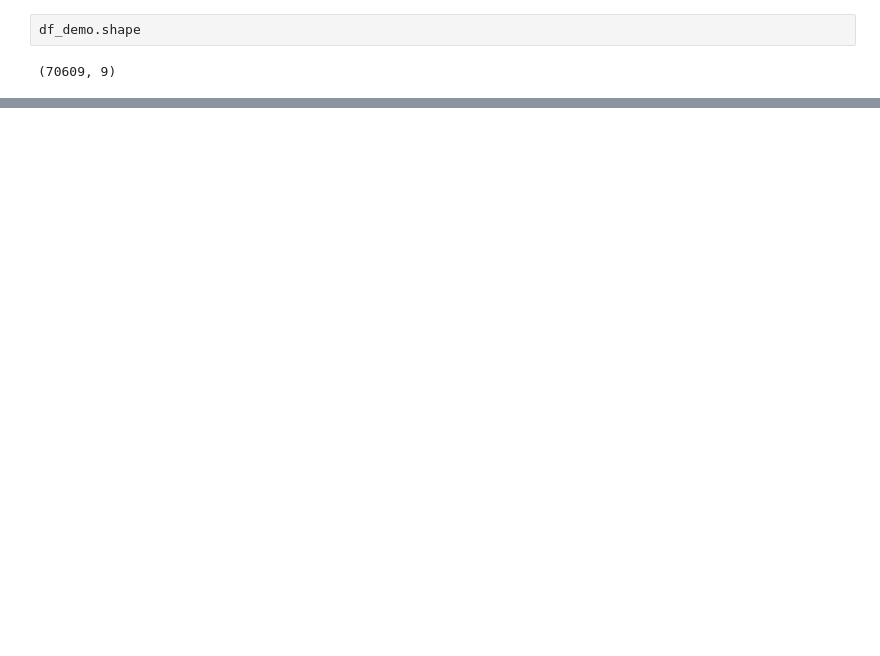
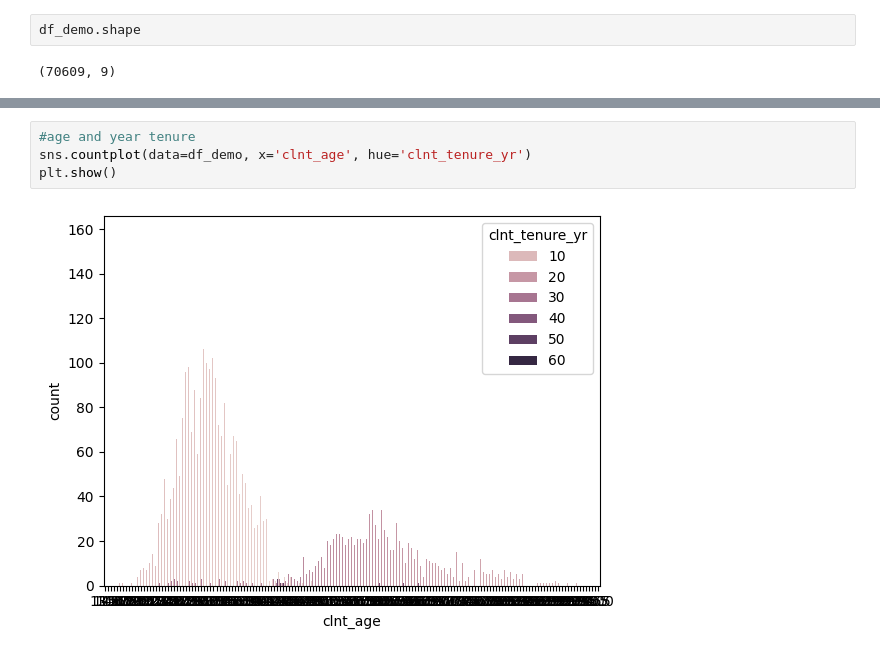
Before and after one commit to jomachase/vanguard-ab-test, a Jupyter notebook: notebooks/Data_joma.ipynb, the cells around one changed output, grey strips where cells are left out. Saved outputs shown, nothing was run; the diff lists cells and outputs as text; blank space fills up the shorter version.

```diff
--- a/notebooks/Data_joma.ipynb
+++ b/notebooks/Data_joma.ipynb
@@ -59,0 +217,6 @@ df_demo.shape
+# %%
+#age and year tenure
+sns.countplot(data=df_demo, x='clnt_age', hue='clnt_tenure_yr')
+plt.show()
+# %% [output]
+[figure, added]
```
Also changed, not shown: parts of 14 cells of this notebook.
